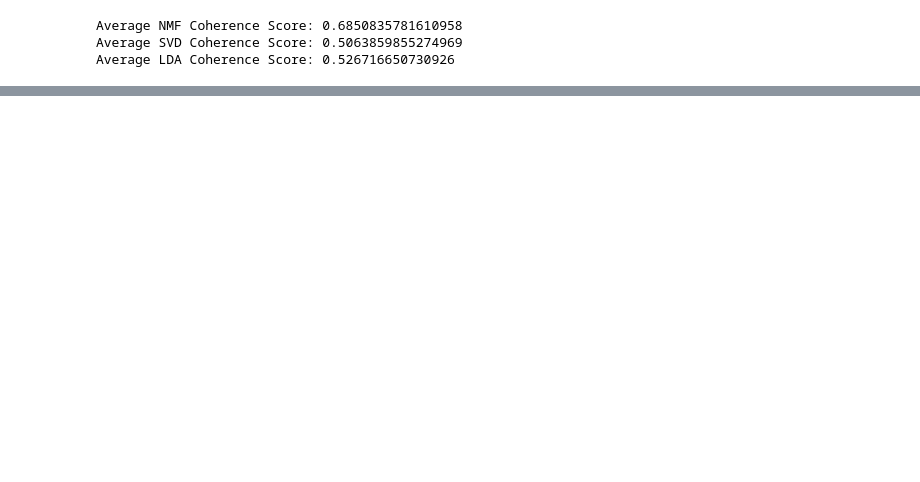
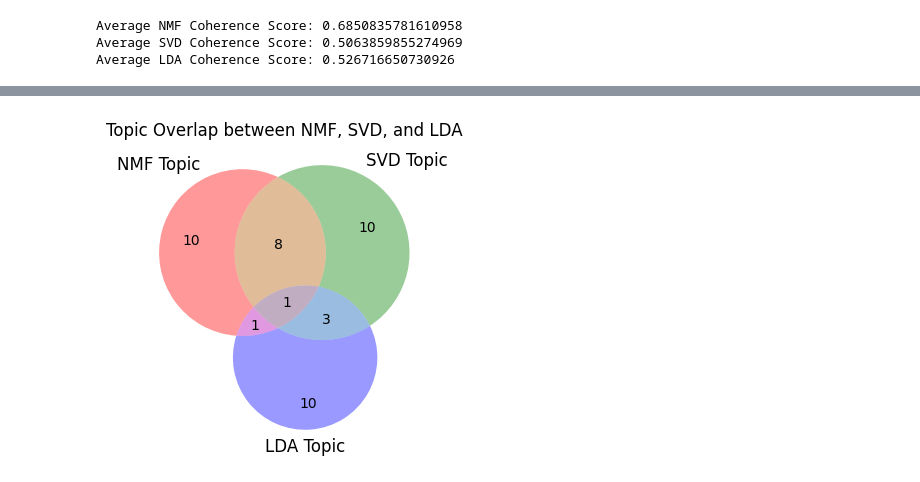
Before and after one commit to ganeshmukhiya/Modified-Topic-Modeling-NMF, a Jupyter notebook: cross_validation.ipynb, the cells around one changed output, grey strips where cells are left out. Cells and saved outputs as stored; diff of their text form; code cells hidden in the pictures; blank space fills up the shorter version.

```diff
--- a/cross_validation.ipynb
+++ b/cross_validation.ipynb
@@ -82,0 +111,43 @@ Average LDA Coherence Score: 0.526716650730926
+# %%
+import numpy as np
+from sklearn.decomposition import NMF, TruncatedSVD
+from sklearn.feature_extraction.text import TfidfVectorizer
+from sklearn.datasets import fetch_20newsgroups
+from sklearn.decomposition import LatentDirichletAllocation as LDA
+from matplotlib_venn import venn3
+import matplotlib.pyplot as plt
+
+# Load and vectorize data
+data = fetch_20newsgroups(subset='all', remove=('headers', 'footers', 'quotes')).data
+vectorizer = TfidfVectorizer(max_features=1000, stop_words='english')
+X = vectorizer.fit_transform(data)
+feature_names = vectorizer.get_feature_names_out()
+
+# Fit models
+n_topics = 5
+nmf = NMF(n_components=n_topics, random_state=1).fit(X)
+svd = TruncatedSVD(n_components=n_topics, random_state=1).fit(X)
+lda = LDA(n_components=n_topics, random_state=1).fit(X)
+
+def get_top_words_for_topics(model, feature_names, n_top_words=10):
+    return [set(feature_names[i] for i in topic.argsort()[:-n_top_words - 1:-1]) for topic in model.components_]
+
+nmf_top_words = get_top_words_for_topics(nmf, feature_names)
+svd_top_words = get_top_words_for_topics(svd, feature_names)
+lda_top_words = get_top_words_for_topics(lda, feature_names)
+
+# Prepare data for Venn diagram (using the first topic from each model)
+nmf_topic_set = nmf_top_words[0]
+svd_topic_set = svd_top_words[0]
+lda_topic_set = lda_top_words[0]
+
+# Create Venn diagram
+plt.figure(figsize=(6, 4))
+venn3(subsets=(len(nmf_topic_set), len(svd_topic_set), len(nmf_topic_set & svd_topic_set),
+               len(lda_topic_set), len(nmf_topic_set & lda_topic_set), len(svd_topic_set & lda_topic_set),
+               len(nmf_topic_set & svd_topic_set & lda_topic_set)),
+      set_labels=('NMF Topic', 'SVD Topic', 'LDA Topic'))
+plt.title('Topic Overlap between NMF, SVD, and LDA')
+plt.show()
+# %% [output]
+[figure, added]
```
Also changed, not shown: parts of 3 cells of this notebook.
